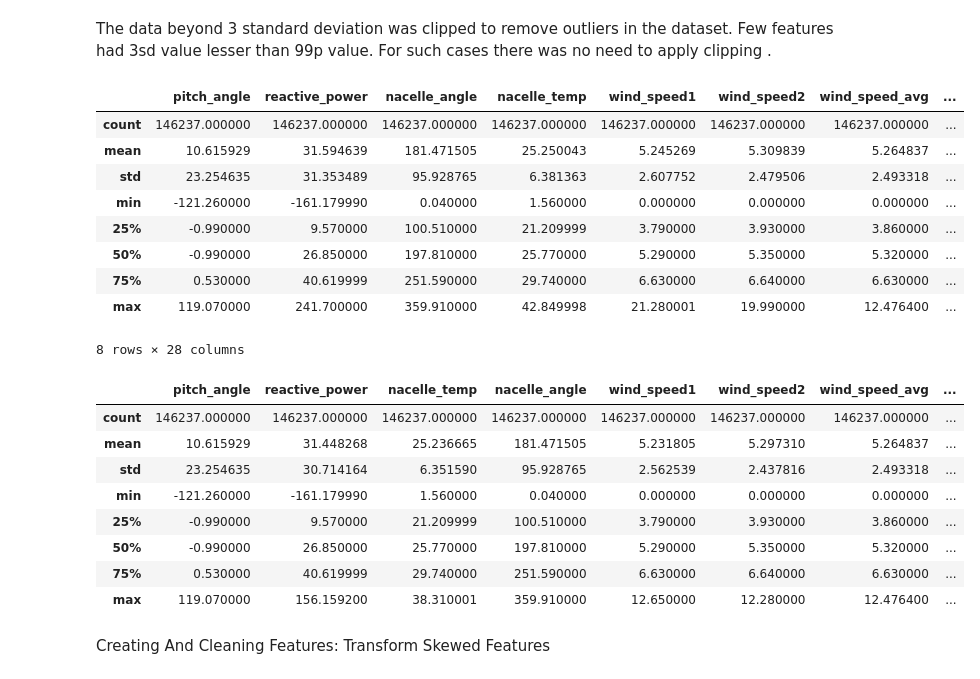
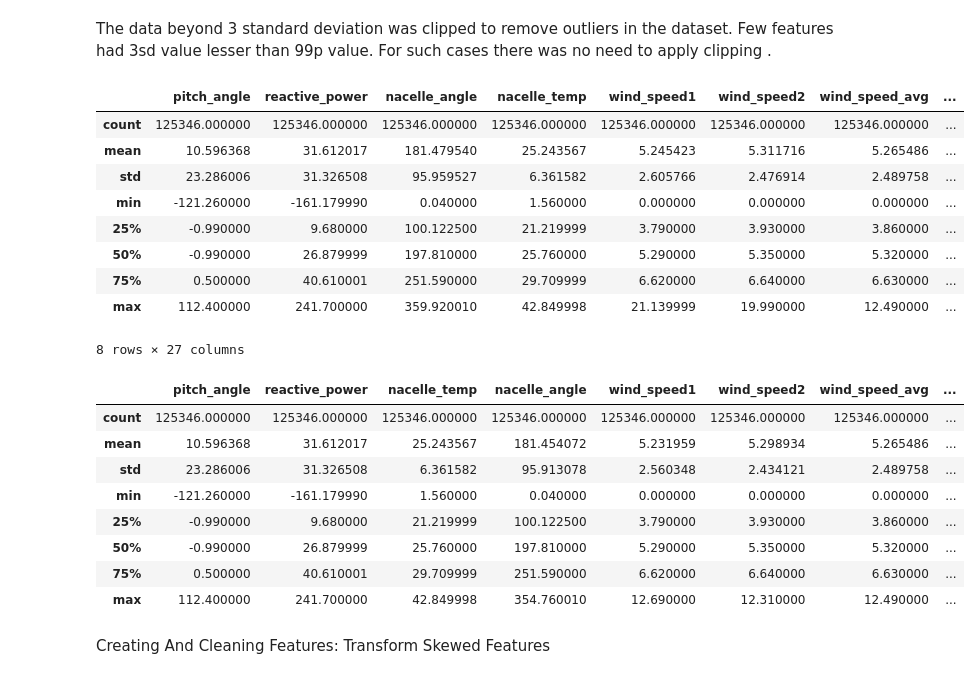
Before and after one commit to madhumitafilos/Collab, a Jupyter notebook: Feature_Engineering_NoLeakage.ipynb, the cells around one changed output. Cells and saved outputs as stored; diff of their text form; code cells hidden in the pictures.

```diff
--- a/Feature_Engineering_NoLeakage.ipynb
+++ b/Feature_Engineering_NoLeakage.ipynb
@@ -230,29 +230,28 @@ KeyError: ignored
 # %% [markdown]
 The data beyond 3 standard deviation was clipped to remove outliers in the dataset. Few features had 3sd value lesser than 99p value. For such cases there was no need to apply clipping .
 # %%
-train_X['nacelle_temp_clean'] = train_X['nacelle_temp'].clip(upper=train_X['nacelle_temp'].quantile(.99))
-train_X['reactive_power_clean'] = train_X['reactive_power'].clip(upper=train_X['reactive_power'].quantile(.99))
-train_X['wind_speed1_clean'] = train_X['wind_speed1'].clip(upper=train_X['wind_speed1'].quantile(.99))
-train_X['wind_speed2_clean'] = train_X['wind_speed2'].clip(upper=train_X['wind_speed2'].quantile(.99))
-train_X['wind_speed_avg'] = train_X['wind_speed_avg'].clip(upper=train_X['wind_speed_avg'].quantile(.99))
-train_X['outdoor_temp_clean'] = train_X['outdoor_temp'].clip(upper=train_X['outdoor_temp'].quantile(.99))
-train_X['rotor_bearing_temp_clean'] = train_X['rotor_bearing_temp'].clip(upper=train_X['rotor_bearing_temp'].quantile(.99))
-train_X['weather_temp_clean'] = train_X['weather_temp'].clip(upper=train_X['weather_temp'].quantile(.99))
-train_X['pressure_clean'] = train_X['pressure'].clip(upper=train_X['pressure'].quantile(.99))
-train_X['humidity_clean'] = train_X['humidity'].clip(upper=train_X['humidity'].quantile(.99))
-train_X['weather_wind_speed_clean'] = train_X['weather_wind_speed'].clip(upper=train_X['weather_wind_speed'].quantile(.99))
+X_train['nacelle_angle_clean'] = X_train['nacelle_angle'].clip(upper=X_train['nacelle_angle'].quantile(.99))
+X_train['wind_speed1_clean'] = X_train['wind_speed1'].clip(upper=X_train['wind_speed1'].quantile(.99))
+X_train['wind_speed2_clean'] = X_train['wind_speed2'].clip(upper=X_train['wind_speed2'].quantile(.99))
+X_train['wind_speed_avg'] = X_train['wind_speed_avg'].clip(upper=X_train['wind_speed_avg'].quantile(.99))
+X_train['outdoor_temp_clean'] = X_train['outdoor_temp'].clip(upper=X_train['outdoor_temp'].quantile(.99))
+X_train['rotor_bearing_temp_clean'] = X_train['rotor_bearing_temp'].clip(upper=X_train['rotor_bearing_temp'].quantile(.99))
+X_train['weather_temp_clean'] = X_train['weather_temp'].clip(upper=X_train['weather_temp'].quantile(.99))
+X_train['pressure_clean'] = X_train['pressure'].clip(upper=X_train['pressure'].quantile(.99))
+X_train['humidity_clean'] = X_train['humidity'].clip(upper=X_train['humidity'].quantile(.99))
+X_train['weather_wind_speed_clean'] = X_train['weather_wind_speed'].clip(upper=X_train['weather_wind_speed'].quantile(.99))
 # %%
-train_X.describe()
+X_train.describe()
 # %% [output]
 |  | pitch_angle | reactive_power | nacelle_angle | nacelle_temp | wind_speed1 | wind_speed2 | wind_speed_avg | ... |
-| count | 146237.000000 | 146237.000000 | 146237.000000 | 146237.000000 | 146237.000000 | 146237.000000 | 146237.000000 | ... |
-| mean | 10.615929 | 31.594639 | 181.471505 | 25.250043 | 5.245269 | 5.309839 | 5.264837 | ... |
-| std | 23.254635 | 31.353489 | 95.928765 | 6.381363 | 2.607752 | 2.479506 | 2.493318 | ... |
+| count | 125346.000000 | 125346.000000 | 125346.000000 | 125346.000000 | 125346.000000 | 125346.000000 | 125346.000000 | ... |
+| mean | 10.596368 | 31.612017 | 181.479540 | 25.243567 | 5.245423 | 5.311716 | 5.265486 | ... |
+| std | 23.286006 | 31.326508 | 95.959527 | 6.361582 | 2.605766 | 2.476914 | 2.489758 | ... |
 | min | -121.260000 | -161.179990 | 0.040000 | 1.560000 | 0.000000 | 0.000000 | 0.000000 | ... |
-| 25% | -0.990000 | 9.570000 | 100.510000 | 21.209999 | 3.790000 | 3.930000 | 3.860000 | ... |
-| 50% | -0.990000 | 26.850000 | 197.810000 | 25.770000 | 5.290000 | 5.350000 | 5.320000 | ... |
-| 75% | 0.530000 | 40.619999 | 251.590000 | 29.740000 | 6.630000 | 6.640000 | 6.630000 | ... |
-| max | 119.070000 | 241.700000 | 359.910000 | 42.849998 | 21.280001 | 19.990000 | 12.476400 | ... |
+| 25% | -0.990000 | 9.680000 | 100.122500 | 21.219999 | 3.790000 | 3.930000 | 3.860000 | ... |
+| 50% | -0.990000 | 26.879999 | 197.810000 | 25.760000 | 5.290000 | 5.350000 | 5.320000 | ... |
+| 75% | 0.500000 | 40.610001 | 251.590000 | 29.709999 | 6.620000 | 6.640000 | 6.630000 | ... |
+| max | 112.400000 | 241.700000 | 359.920010 | 42.849998 | 21.139999 | 19.990000 | 12.490000 | ... |
-8 rows × 28 columns
+8 rows × 27 columns
 # %%
 #Create new dataset without outliers and without snow_1h_clean feature since it is 0 always
@@ -272,15 +271,15 @@ train_X_clean = train_X_clean.rename(columns={'weather_wind_speed_clean': 'weath
 # %%
-train_X_clean.describe()
+X_train_clean.describe()
 # %% [output]
 |  | pitch_angle | reactive_power | nacelle_temp | nacelle_angle | wind_speed1 | wind_speed2 | wind_speed_avg | ... |
-| count | 146237.000000 | 146237.000000 | 146237.000000 | 146237.000000 | 146237.000000 | 146237.000000 | 146237.000000 | ... |
-| mean | 10.615929 | 31.448268 | 25.236665 | 181.471505 | 5.231805 | 5.297310 | 5.264837 | ... |
-| std | 23.254635 | 30.714164 | 6.351590 | 95.928765 | 2.562539 | 2.437816 | 2.493318 | ... |
+| count | 125346.000000 | 125346.000000 | 125346.000000 | 125346.000000 | 125346.000000 | 125346.000000 | 125346.000000 | ... |
+| mean | 10.596368 | 31.612017 | 25.243567 | 181.454072 | 5.231959 | 5.298934 | 5.265486 | ... |
+| std | 23.286006 | 31.326508 | 6.361582 | 95.913078 | 2.560348 | 2.434121 | 2.489758 | ... |
 | min | -121.260000 | -161.179990 | 1.560000 | 0.040000 | 0.000000 | 0.000000 | 0.000000 | ... |
-| 25% | -0.990000 | 9.570000 | 21.209999 | 100.510000 | 3.790000 | 3.930000 | 3.860000 | ... |
-| 50% | -0.990000 | 26.850000 | 25.770000 | 197.810000 | 5.290000 | 5.350000 | 5.320000 | ... |
-| 75% | 0.530000 | 40.619999 | 29.740000 | 251.590000 | 6.630000 | 6.640000 | 6.630000 | ... |
-| max | 119.070000 | 156.159200 | 38.310001 | 359.910000 | 12.650000 | 12.280000 | 12.476400 | ... |
+| 25% | -0.990000 | 9.680000 | 21.219999 | 100.122500 | 3.790000 | 3.930000 | 3.860000 | ... |
+| 50% | -0.990000 | 26.879999 | 25.760000 | 197.810000 | 5.290000 | 5.350000 | 5.320000 | ... |
+| 75% | 0.500000 | 40.610001 | 29.709999 | 251.590000 | 6.620000 | 6.640000 | 6.630000 | ... |
+| max | 112.400000 | 241.700000 | 42.849998 | 354.760010 | 12.690000 | 12.310000 | 12.490000 | ... |
 # %% [markdown]
 Creating And Cleaning Features: Transform Skewed Features
 # %%
```
Also changed, not shown: parts of 5 cells of this notebook.
